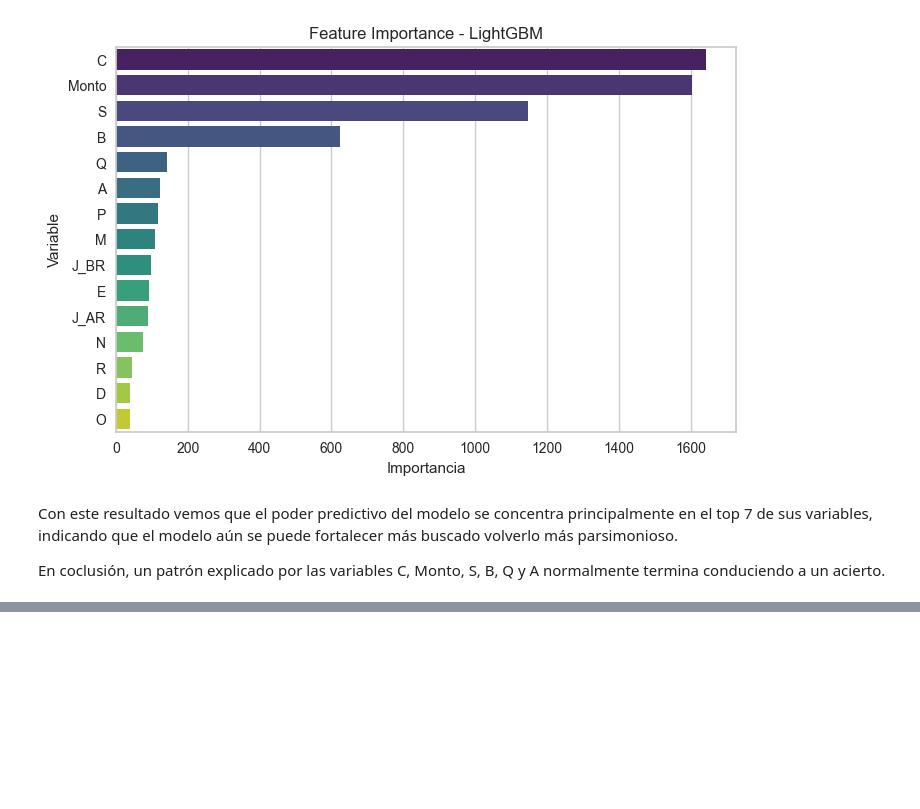
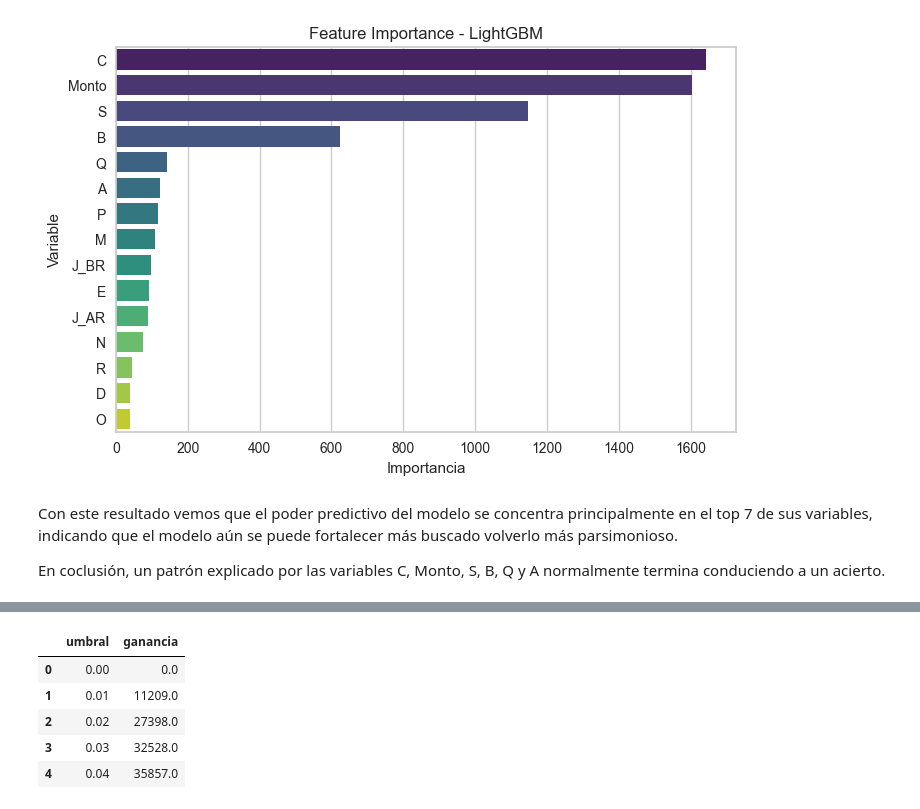
Before and after one commit to alnietom/reto-tecnico, a Jupyter notebook: notebooks/03_ajuste_modelo_fraude.ipynb, the cells around one changed output, grey strips where cells are left out. Cells and saved outputs as stored; diff of their text form; code cells hidden in the pictures; blank space fills up the shorter version.

```diff
--- a/notebooks/03_ajuste_modelo_fraude.ipynb
+++ b/notebooks/03_ajuste_modelo_fraude.ipynb
@@ -390,0 +413,25 @@ Con todo esto, aún hay ganancia por obtener, pues analizar el número de variab
+# %%
+# Se construye todos los resultados de ganancia respecto a distintos umbrales para identificar el umbral óptimo
+set_posibles_umbrales = np.arange(0, 1.01, 0.01)
+resultados = []
+
+for umbral_i in set_posibles_umbrales:
+    y_pred = (y_prob >= umbral_i).astype(int)
+    matriz = pd.DataFrame({'real': y_test, 'pred': y_pred, 'monto': x_test['Monto']**2})
+
+    TN = matriz[(matriz['real']==0) & (matriz['pred']==0)]['monto'].sum()
+    FN = matriz[(matriz['real']==1) & (matriz['pred']==0)]['monto'].sum()
+
+    ganancia = 0.25 * TN - 1.0 * FN
+    resultados.append({'umbral': umbral_i, 'ganancia': np.round(ganancia, 0)})
+
+df_resultados = pd.DataFrame(resultados)
+df_resultados = df_resultados.sort_values('umbral')
+df_resultados.head()
+# %% [output]
+|  | umbral | ganancia |
+| 0 | 0.00 | 0.0 |
+| 1 | 0.01 | 11209.0 |
+| 2 | 0.02 | 27398.0 |
+| 3 | 0.03 | 32528.0 |
+| 4 | 0.04 | 35857.0 |
```
Also changed, not shown: parts of 11 cells of this notebook, 2 other files.
